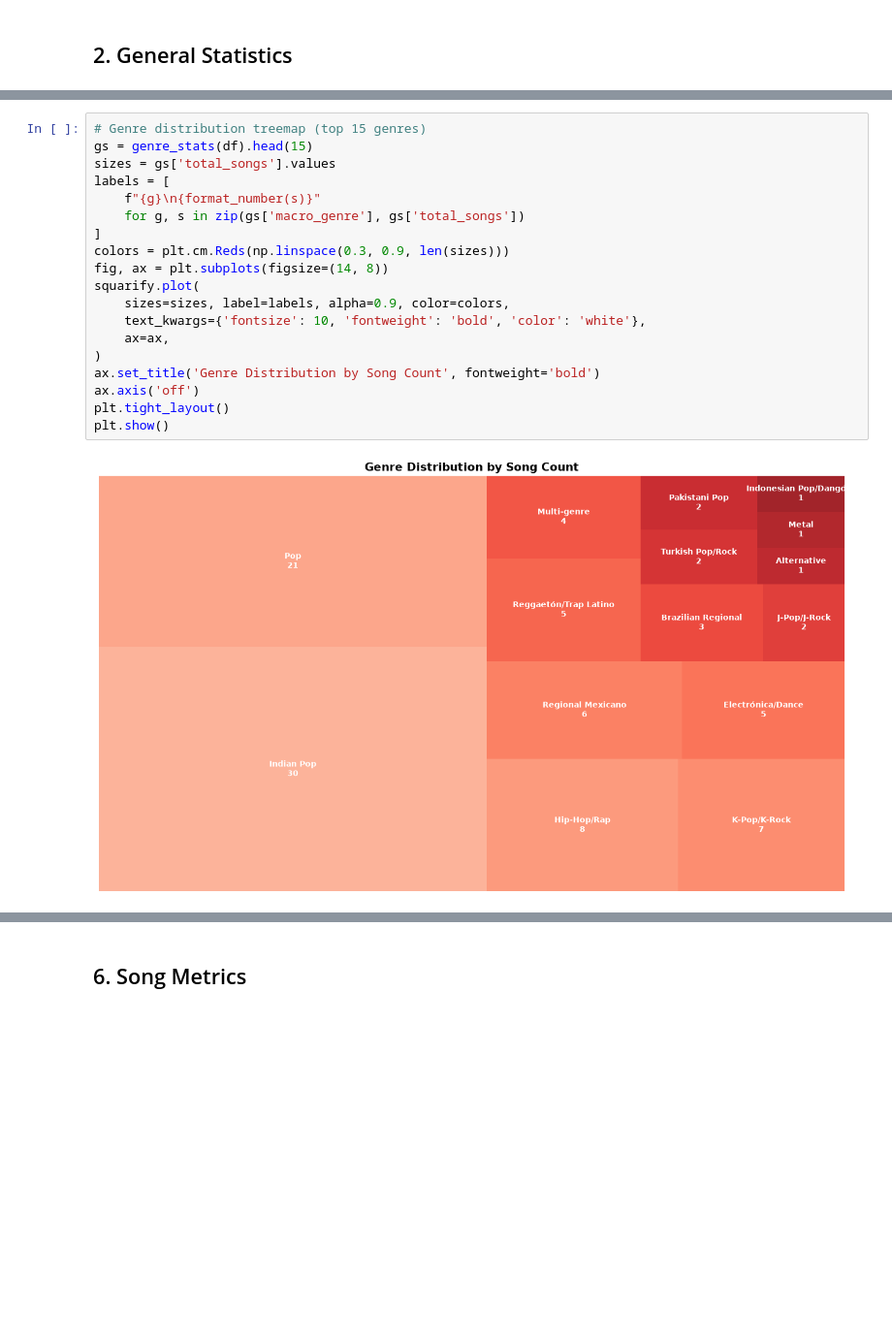
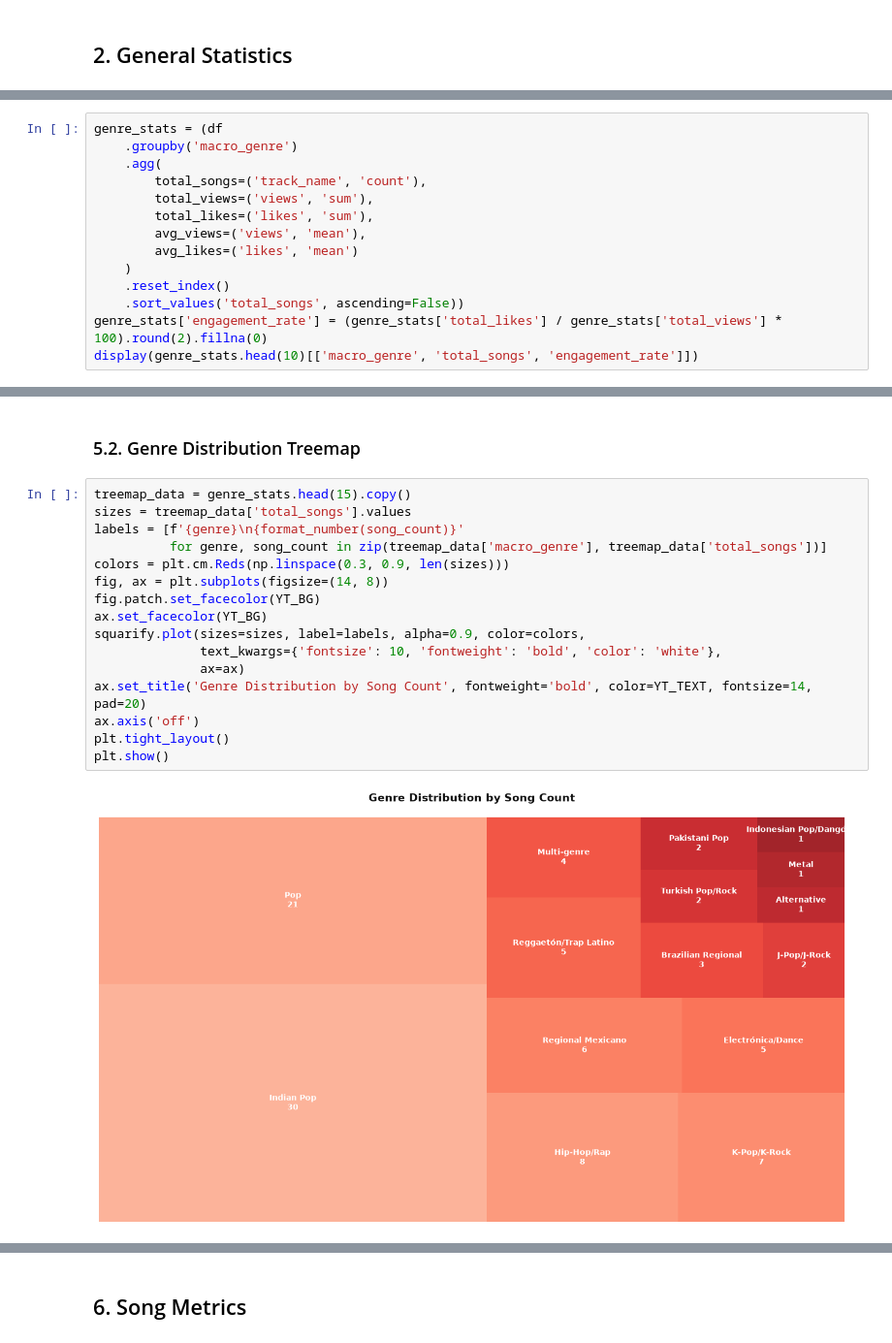
Before and after one commit to adroguetth/youtube-music-charts-intelligence, a Jupyter notebook: Notebook_EN/weekly/youtube_charts_2026-W46.ipynb, the cells around one changed output, grey strips where cells are left out. Shown at 97% size. Cells and saved outputs as stored; diff of their text form; blank space fills up the shorter version.

```diff
--- a/Notebook_EN/weekly/youtube_charts_2026-W46.ipynb
+++ b/Notebook_EN/weekly/youtube_charts_2026-W46.ipynb
@@ -255,0 +388,14 @@ Multi-country:
+# %%
+genre_stats = (df
+    .groupby('macro_genre')
+    .agg(
+        total_songs=('track_name', 'count'),
+        total_views=('views', 'sum'),
+        total_likes=('likes', 'sum'),
+        avg_views=('views', 'mean'),
+        avg_likes=('likes', 'mean')
+    )
+    .reset_index()
+    .sort_values('total_songs', ascending=False))
+genre_stats['engagement_rate'] = (genre_stats['total_likes'] / genre_stats['total_views'] * 100).round(2).fillna(0)
+display(genre_stats.head(10)[['macro_genre', 'total_songs', 'engagement_rate']])
@@ -256,21 +414,20 @@ Multi-country:
+# %% [markdown]
+### 5.2. Genre Distribution Treemap
 # %%
-# Genre distribution treemap (top 15 genres)
-gs = genre_stats(df).head(15)
-sizes = gs['total_songs'].values
-labels = [
-    f"{g}\n{format_number(s)}"
-    for g, s in zip(gs['macro_genre'], gs['total_songs'])
-]
+treemap_data = genre_stats.head(15).copy()
+sizes = treemap_data['total_songs'].values
+labels = [f'{genre}\n{format_number(song_count)}'
+          for genre, song_count in zip(treemap_data['macro_genre'], treemap_data['total_songs'])]
 colors = plt.cm.Reds(np.linspace(0.3, 0.9, len(sizes)))
 fig, ax = plt.subplots(figsize=(14, 8))
-squarify.plot(
-    sizes=sizes, label=labels, alpha=0.9, color=colors,
-    text_kwargs={'fontsize': 10, 'fontweight': 'bold', 'color': 'white'},
-    ax=ax,
-)
-ax.set_title('Genre Distribution by Song Count', fontweight='bold')
+fig.patch.set_facecolor(YT_BG)
+ax.set_facecolor(YT_BG)
+squarify.plot(sizes=sizes, label=labels, alpha=0.9, color=colors,
+              text_kwargs={'fontsize': 10, 'fontweight': 'bold', 'color': 'white'},
+              ax=ax)
+ax.set_title('Genre Distribution by Song Count', fontweight='bold', color=YT_TEXT, fontsize=14, pad=20)
 ax.axis('off')
 plt.tight_layout()
 plt.show()
 # %% [output]
-[figure, old version]
+[figure, new version]
```
Also changed, not shown: parts of 57 cells of this notebook, 1 other file.
